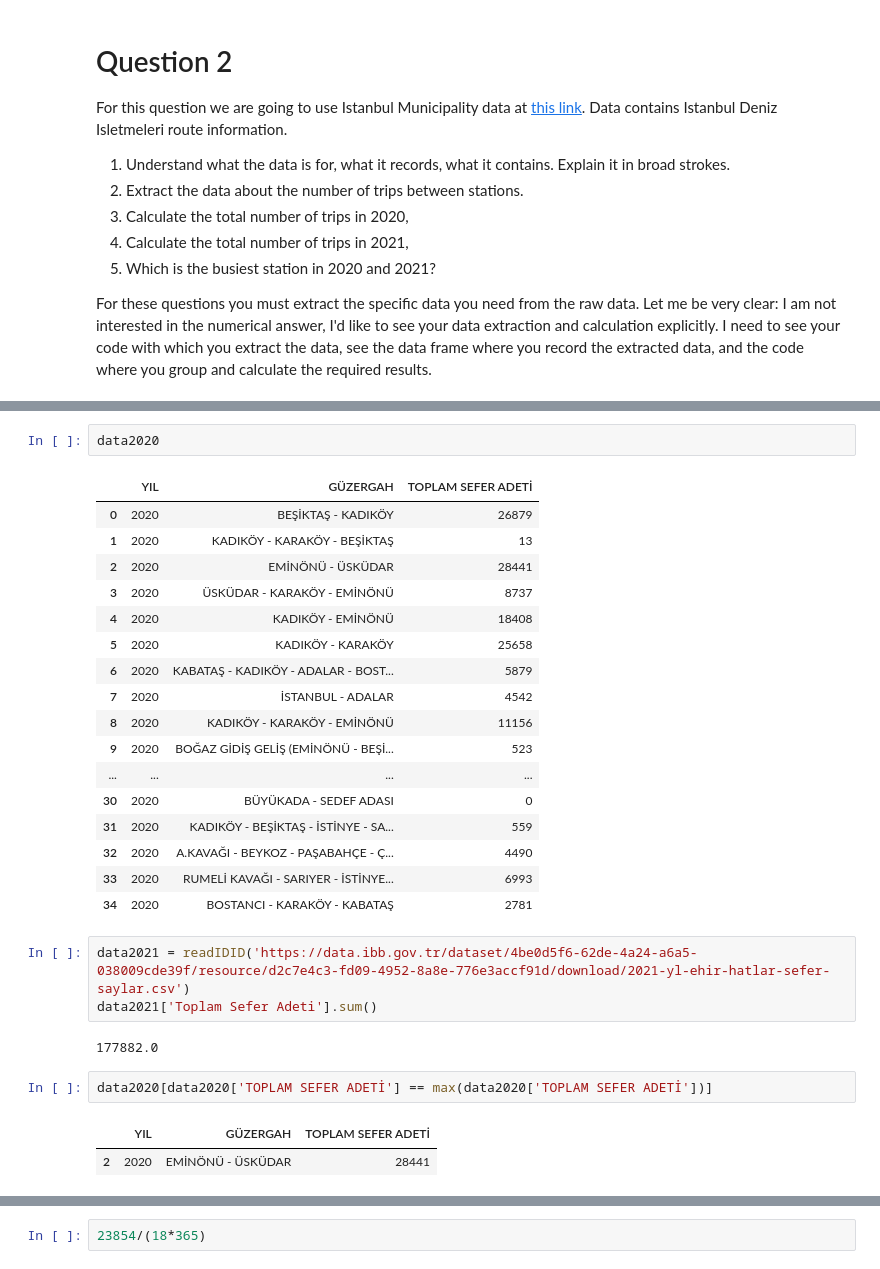
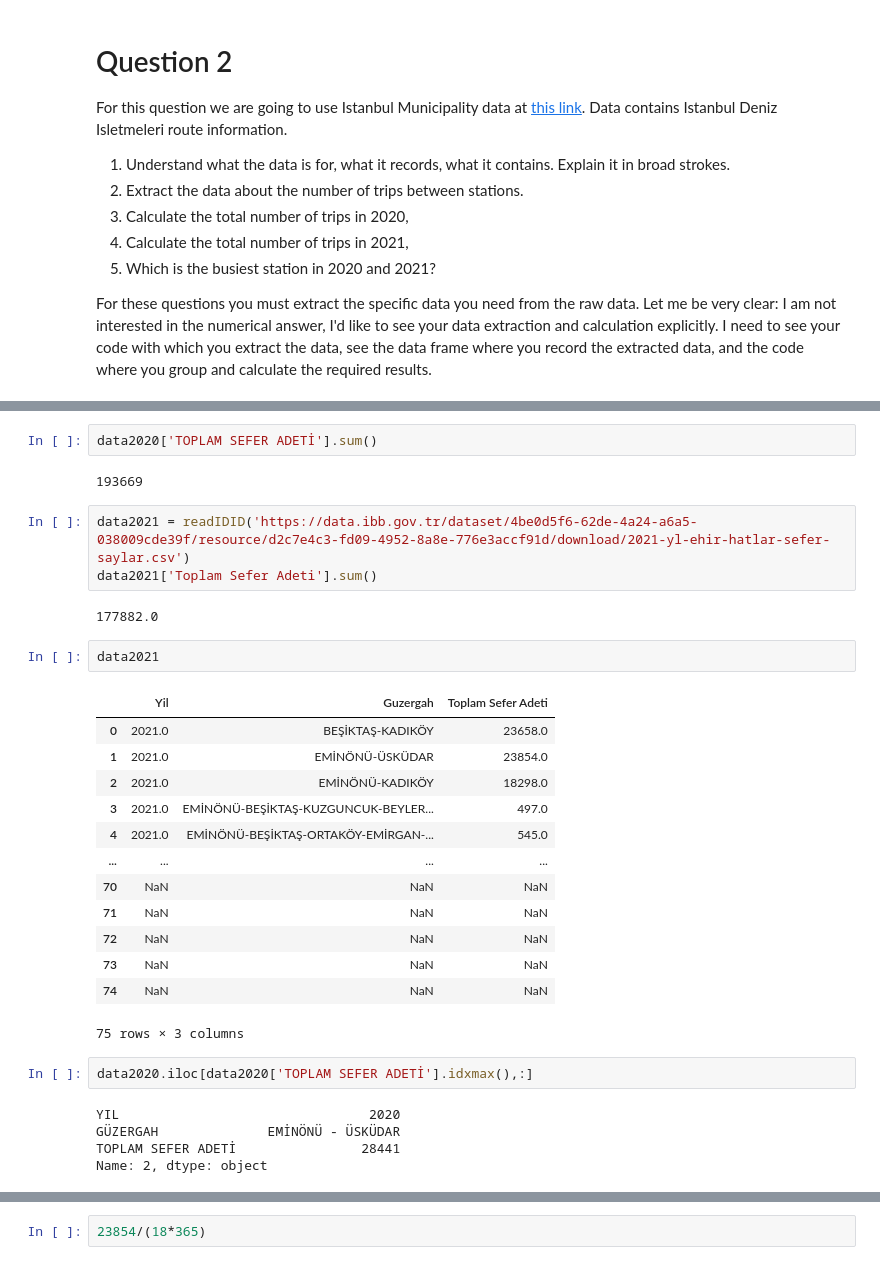
Before and after one commit to kaygun/2022-Spring-MAT381E, a Jupyter notebook: HW1/HW1.ipynb, the cells around one changed output, grey strips where cells are left out. Cells and saved outputs as stored; diff of their text form.

Commit message:
Found a solution for the idxmax problem.

```diff
--- a/HW1/HW1.ipynb
+++ b/HW1/HW1.ipynb
@@ -166,31 +183,33 @@ data2020['TOPLAM SEFER ADETİ'].sum()
-# %%
-data2020
-# %% [output]
-|  | YIL | GÜZERGAH | TOPLAM SEFER ADETİ |
-| 0 | 2020 | BEŞİKTAŞ - KADIKÖY | 26879 |
-| 1 | 2020 | KADIKÖY - KARAKÖY - BEŞİKTAŞ | 13 |
-| 2 | 2020 | EMİNÖNÜ - ÜSKÜDAR | 28441 |
-| 3 | 2020 | ÜSKÜDAR - KARAKÖY - EMİNÖNÜ | 8737 |
-| 4 | 2020 | KADIKÖY - EMİNÖNÜ | 18408 |
-| 5 | 2020 | KADIKÖY - KARAKÖY | 25658 |
-| 6 | 2020 | KABATAŞ - KADIKÖY - ADALAR - BOST... | 5879 |
-| 7 | 2020 | İSTANBUL - ADALAR | 4542 |
-| 8 | 2020 | KADIKÖY - KARAKÖY - EMİNÖNÜ | 11156 |
-| 9 | 2020 | BOĞAZ GİDİŞ GELİŞ (EMİNÖNÜ - BEŞİ... | 523 |
-| ... | ... | ... | ... |
-| 30 | 2020 | BÜYÜKADA - SEDEF ADASI | 0 |
-| 31 | 2020 | KADIKÖY - BEŞİKTAŞ - İSTİNYE - SA... | 559 |
-| 32 | 2020 | A.KAVAĞI - BEYKOZ - PAŞABAHÇE - Ç... | 4490 |
-| 33 | 2020 | RUMELİ KAVAĞI - SARIYER - İSTİNYE... | 6993 |
-| 34 | 2020 | BOSTANCI - KARAKÖY - KABATAŞ | 2781 |
+# %%
+data2020['TOPLAM SEFER ADETİ'].sum()
+# %% [output]
+193669
 # %%
 data2021 = readIDID('https://data.ibb.gov.tr/dataset/4be0d5f6-62de-4a24-a6a5-038009cde39f/resource/d2c7e4c3-fd09-4952-8a8e-776e3accf91d/download/2021-yl-ehir-hatlar-sefer-saylar.csv')
 data2021['Toplam Sefer Adeti'].sum()
 # %% [output]
 177882.0
+# %%
+data2021
+# %% [output]
+|  | Yil | Guzergah | Toplam Sefer Adeti |
+| 0 | 2021.0 | BEŞİKTAŞ-KADIKÖY | 23658.0 |
+| 1 | 2021.0 | EMİNÖNÜ-ÜSKÜDAR | 23854.0 |
+| 2 | 2021.0 | EMİNÖNÜ-KADIKÖY | 18298.0 |
+| 3 | 2021.0 | EMİNÖNÜ-BEŞİKTAŞ-KUZGUNCUK-BEYLER... | 497.0 |
+| 4 | 2021.0 | EMİNÖNÜ-BEŞİKTAŞ-ORTAKÖY-EMİRGAN-... | 545.0 |
+| ... | ... | ... | ... |
+| 70 | NaN | NaN | NaN |
+| 71 | NaN | NaN | NaN |
+| 72 | NaN | NaN | NaN |
+| 73 | NaN | NaN | NaN |
+| 74 | NaN | NaN | NaN |
+75 rows × 3 columns
 # %%
-data2020[data2020['TOPLAM SEFER ADETİ'] == max(data2020['TOPLAM SEFER ADETİ'])]
+data2020.iloc[data2020['TOPLAM SEFER ADETİ'].idxmax(),:]
 # %% [output]
-|  | YIL | GÜZERGAH | TOPLAM SEFER ADETİ |
-| 2 | 2020 | EMİNÖNÜ - ÜSKÜDAR | 28441 |
+YIL                                2020
+GÜZERGAH              EMİNÖNÜ - ÜSKÜDAR
+TOPLAM SEFER ADETİ                28441
+Name: 2, dtype: object
 # %%
```
Also changed, not shown: parts of 4 cells of this notebook.
